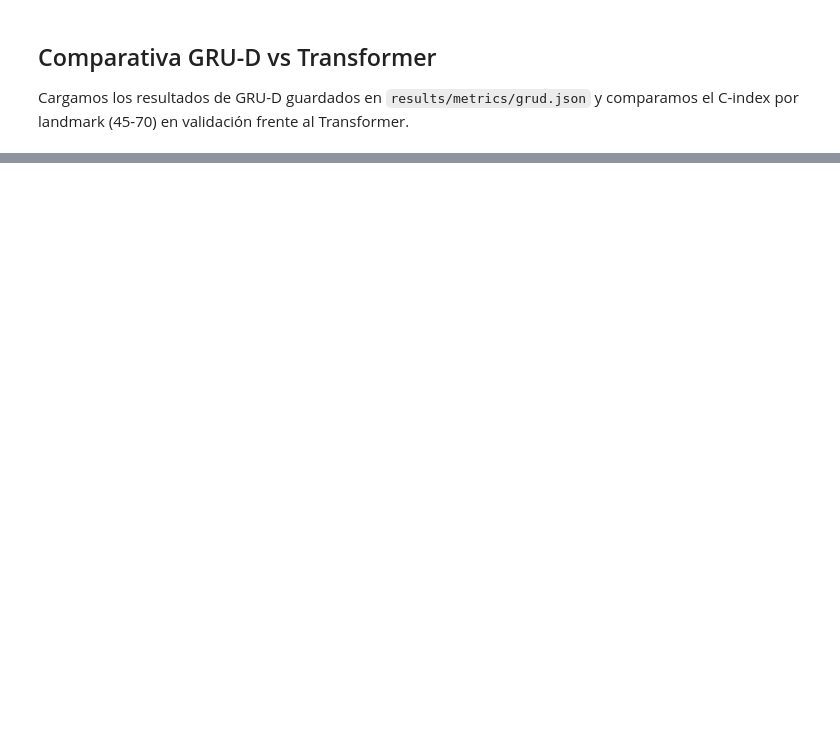
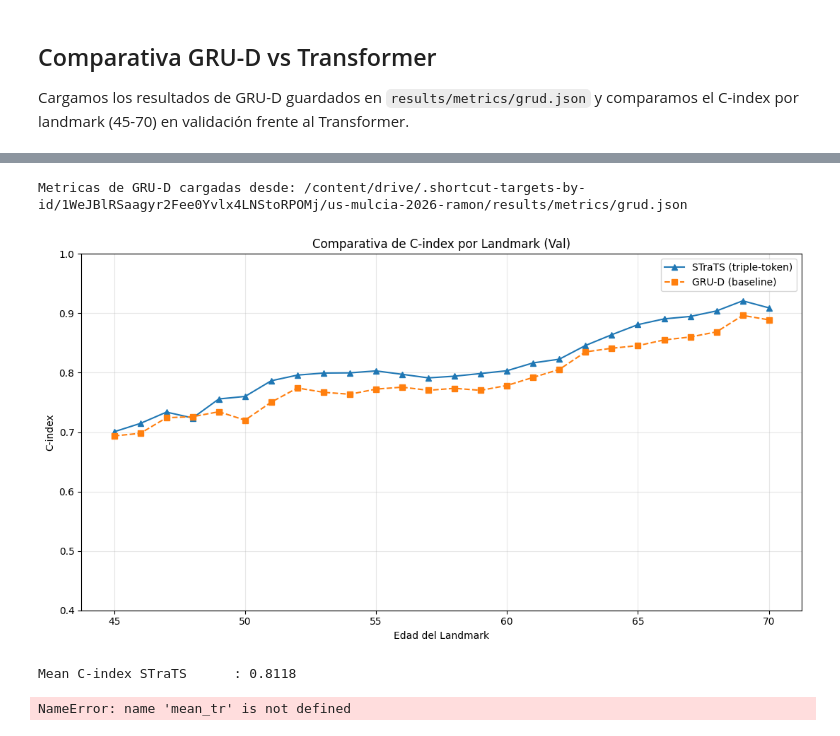
Before and after one commit to ramontr025/tfm-mulcia-2025, a Jupyter notebook: sandbox/02_transformer_survival.ipynb, the cells around one changed output, grey strips where cells are left out. Drawn from its saved outputs; the diff is of its cells as text; code cells hidden in the pictures; blank space fills up the shorter version.

```diff
--- a/sandbox/02_transformer_survival.ipynb
+++ b/sandbox/02_transformer_survival.ipynb
@@ -461,10 +487,12 @@ MODEL_CANDIDATES = [
     OUT_DIR / 'model_transformer.pt',
     Path.cwd().parent / 'results' / 'transformer' / 'model_transformer.pt',
     Path.cwd() / 'results' / 'transformer' / 'model_transformer.pt',
-    DRIVE_BASE / 'tfm-mulcia-2025-1' / 'results' / 'transformer' / 'model_transformer.pt',
-    DRIVE_BASE / 'results' / 'transformer' / 'model_transformer.pt',
-    Path('/content/tfm-mulcia-2025-1/results/transformer/model_transformer.pt'),
+    DRIVE_BASE / 'results' / 'transformer' / 'model_transformer.pt' if DRIVE_BASE else None,
+    DRIVE_BASE / 'tfm-mulcia-2025-1' / 'results' / 'transformer' / 'model_transformer.pt' if DRIVE_BASE else None,
+    DRIVE_BASE / 'sandbox' / 'results' / 'transformer' / 'model_transformer.pt' if DRIVE_BASE else None,
+    DRIVE_BASE / 'tfm-mulcia-2025-1' / 'sandbox' / 'results' / 'transformer' / 'model_transformer.pt' if DRIVE_BASE else None,
 ]
+MODEL_CANDIDATES = [p for p in MODEL_CANDIDATES if p is not None]
 
 model_path = next((p.resolve() for p in MODEL_CANDIDATES if p.exists()), None)
 
@@ -621,11 +654,10 @@ import matplotlib.pyplot as plt
 GRUD_METRICS_CANDIDATES = [
     Path.cwd().parent / 'results' / 'metrics' / 'grud.json',         # Local: ejecutando desde sandbox/
     Path.cwd() / 'results' / 'metrics' / 'grud.json',                # Local: ejecutando desde la raiz del repo
-    DRIVE_BASE / 'tfm-mulcia-2025-1' / 'results' / 'metrics' / 'grud.json',  # Colab
-    DRIVE_BASE / 'results' / 'metrics' / 'grud.json',
-    Path('/content/tfm-mulcia-2025-1/results/metrics/grud.json'),
-    Path('/content/results/metrics/grud.json'),
+    DRIVE_BASE / 'results' / 'metrics' / 'grud.json' if DRIVE_BASE else None,                # Colab: explicito
+    DRIVE_BASE / 'tfm-mulcia-2025-1' / 'results' / 'metrics' / 'grud.json' if DRIVE_BASE else None,  # Colab: anidado
 ]
+GRUD_METRICS_CANDIDATES = [p for p in GRUD_METRICS_CANDIDATES if p is not None]
 
 grud_json_path = next((p.resolve() for p in GRUD_METRICS_CANDIDATES if p.exists()), None)
 
@@ -671,0 +1144,57 @@ Diferencia (Transformer - GRU-D): +0.0013
+# %%
+import json
+import matplotlib.pyplot as plt
+
+GRUD_METRICS_CANDIDATES_S = [
+    Path.cwd().parent / 'results' / 'metrics' / 'grud.json',
+    Path.cwd() / 'results' / 'metrics' / 'grud.json',
+    DRIVE_BASE / 'results' / 'metrics' / 'grud.json' if DRIVE_BASE else None,
+    DRIVE_BASE / 'tfm-mulcia-2025-1' / 'results' / 'metrics' / 'grud.json' if DRIVE_BASE else None,
+]
+GRUD_METRICS_CANDIDATES_S = [p for p in GRUD_METRICS_CANDIDATES_S if p is not None]
+grud_json_path_s = next((p.resolve() for p in GRUD_METRICS_CANDIDATES_S if p.exists()), None)
+
+if grud_json_path_s is None:
+    print('No se encontro results/metrics/grud.json. Comparativa solo entre transformers.')
+    grud_mean = np.nan
+    old_ci_list = []
+else:
+    with open(grud_json_path_s, 'r', encoding='utf-8') as f:
+        grud_data = json.load(f)
+    print(f'Metricas de GRU-D cargadas desde: {grud_json_path_s}')
+    val_landmarks = grud_data.get('c_index', {}).get('val', {}).get('landmarks', {})
+    old_ci_list = [val_landmarks.get(str(lm), {}).get('c_index', np.nan) for lm in landmark_times_strats]
+    grud_mean = float(grud_data.get('c_index', {}).get('val', {}).get('mean_c_index', np.nanmean(old_ci_list)))
+
+x_st = landmark_times_strats[:len(ci_list_strats)]
+# x_tr = landmark_times_strats[:len(ci_list_transformer)]
+x_gr = landmark_times_strats[:len(old_ci_list)]
+
+plt.figure(figsize=(11, 6))
+plt.plot(x_st, ci_list_strats, marker='^', label='STraTS (triple-token)')
+# plt.plot(x_tr, ci_list_transformer, marker='o', label='Transformer (visita-token)')
+if old_ci_list:
+    plt.plot(x_gr, old_ci_list, marker='s', linestyle='--', label='GRU-D (baseline)')
+plt.title('Comparativa de C-index por Landmark (Val)')
+plt.xlabel('Edad del Landmark')
+plt.ylabel('C-index')
+plt.grid(True, alpha=0.3)
+plt.ylim(0.4, 1.0)
+plt.legend()
+plt.tight_layout()
+plt.show()
+
+mean_st = float(np.nanmean(ci_list_strats)) if len(ci_list_strats) > 0 else np.nan
+# mean_tr = float(np.nanmean(ci_list_transformer)) if len(ci_list_transformer) > 0 else np.nan
+
+print()
+print(f'Mean C-index STraTS      : {mean_st:.4f}')
+print(f'Mean C-index Transformer : {mean_tr:.4f}')
+print(f'Mean C-index GRU-D       : {grud_mean:.4f}')
+print(f'Diferencia (STraTS - GRU-D)      : {mean_st - grud_mean:+.4f}')
+print(f'Diferencia (STraTS - Transformer): {mean_st - mean_tr:+.4f}')
+# %% [output]
+Metricas de GRU-D cargadas desde: /content/drive/.shortcut-targets-by-id/1WeJBlRSaagyr2Fee0Yvlx4LNStoRPOMj/us-mulcia-2026-ramon/results/metrics/grud.json
+[figure, added]
+Mean C-index STraTS      : 0.8118
+NameError: name 'mean_tr' is not defined
```
Also changed, not shown: parts of 16 cells of this notebook, 7 other files.
